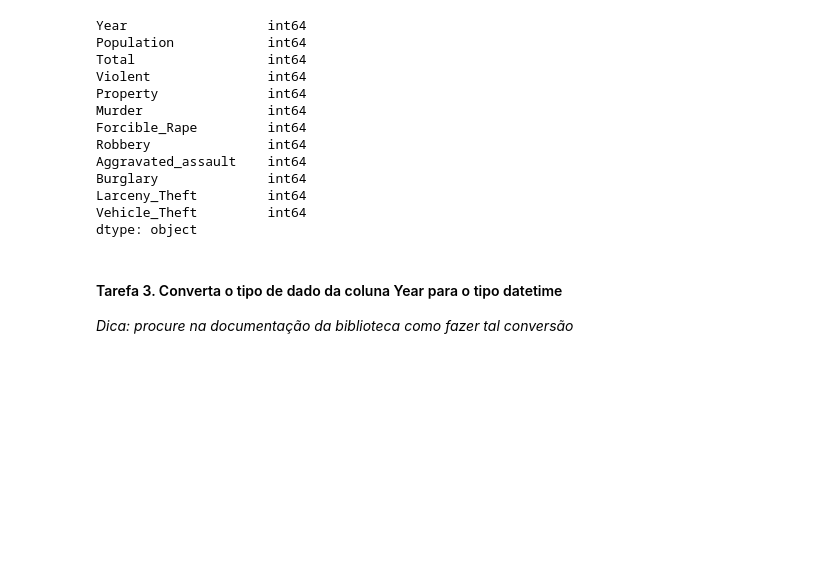
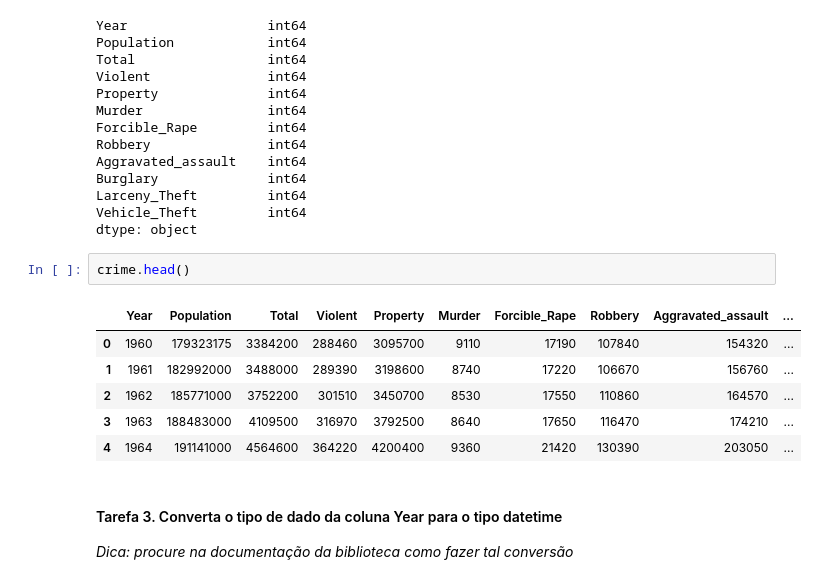
Before and after one commit to robsonbfreitas/DataManipulationExercises, a Jupyter notebook: Manipulacao_de_Dados_Ex_02.ipynb, the cells around one changed output. Saved outputs shown, nothing was run; the diff lists cells and outputs as text; blank space fills up the shorter version.

```diff
--- a/Manipulacao_de_Dados_Ex_02.ipynb
+++ b/Manipulacao_de_Dados_Ex_02.ipynb
@@ -36,6 +36,15 @@ Burglary              int64
 Larceny_Theft         int64
 Vehicle_Theft         int64
 dtype: object
+# %%
+crime.head()
+# %% [output]
+|  | Year | Population | Total | Violent | Property | Murder | Forcible_Rape | Robbery | Aggravated_assault | ... |
+| 0 | 1960 | 179323175 | 3384200 | 288460 | 3095700 | 9110 | 17190 | 107840 | 154320 | ... |
+| 1 | 1961 | 182992000 | 3488000 | 289390 | 3198600 | 8740 | 17220 | 106670 | 156760 | ... |
+| 2 | 1962 | 185771000 | 3752200 | 301510 | 3450700 | 8530 | 17550 | 110860 | 164570 | ... |
+| 3 | 1963 | 188483000 | 4109500 | 316970 | 3792500 | 8640 | 17650 | 116470 | 174210 | ... |
+| 4 | 1964 | 191141000 | 4564600 | 364220 | 4200400 | 9360 | 21420 | 130390 | 203050 | ... |
 # %% [markdown]
 #### Tarefa 3. Converta o tipo de dado da coluna Year para o tipo datetime
 
```
Also changed, not shown: parts of 9 cells of this notebook.
